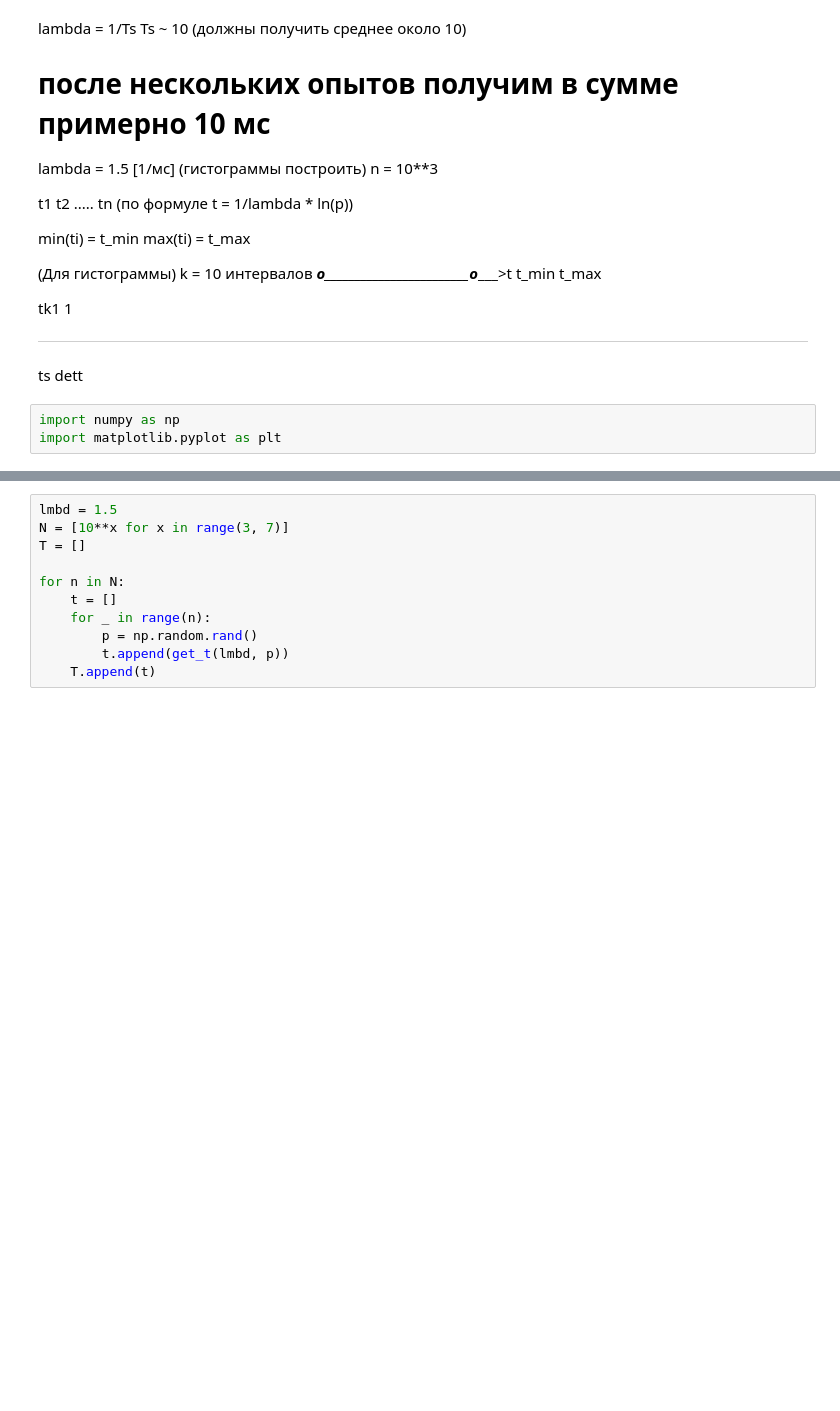
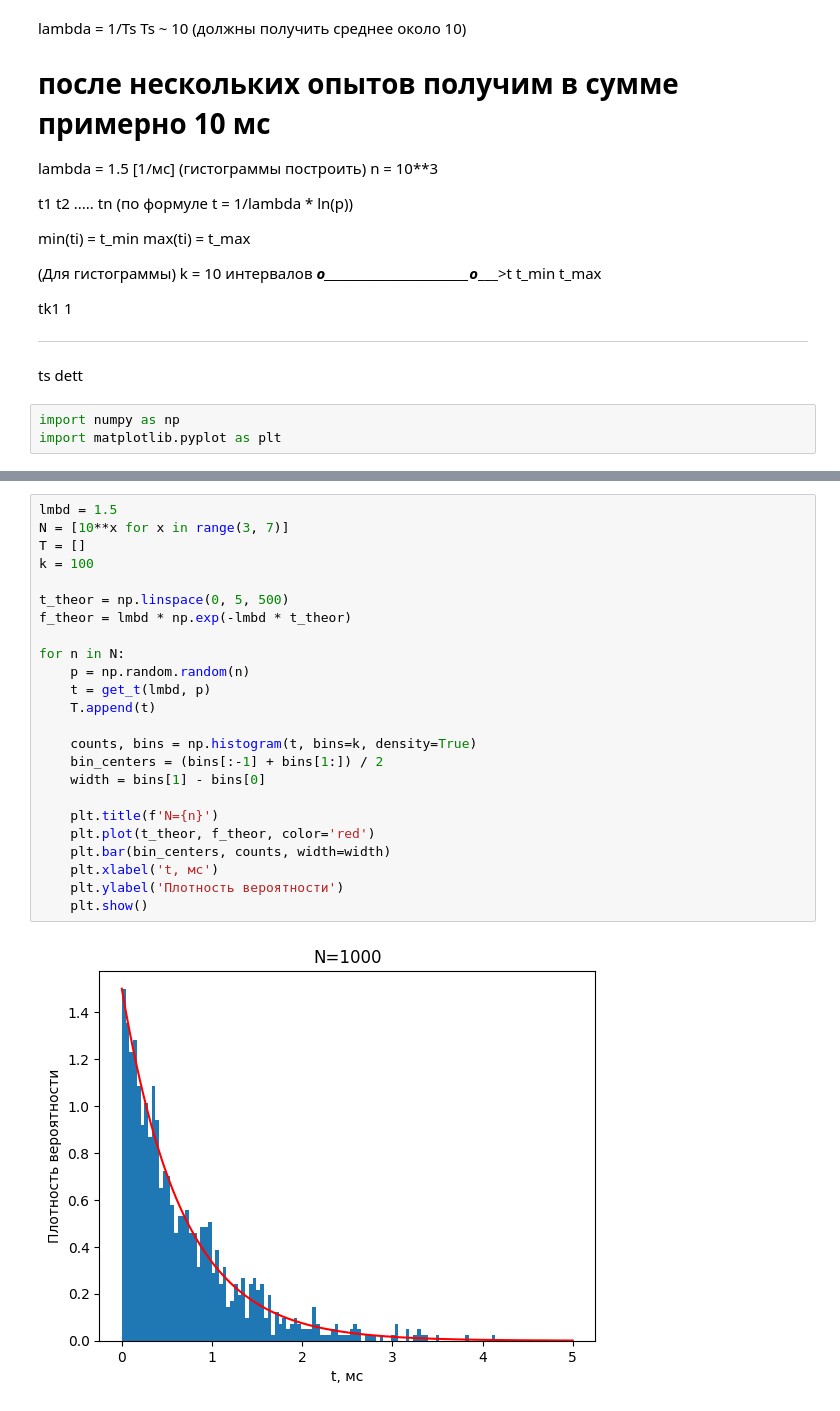
Before and after one commit to HungryM1NT/VP, a Jupyter notebook: lab2.ipynb, the cells around one changed output, grey strips where cells are left out. Saved outputs shown, nothing was run; the diff lists cells and outputs as text; blank space fills up the shorter version.

```diff
--- a/lab2.ipynb
+++ b/lab2.ipynb
@@ -65,11 +95,26 @@ np.float64(37.08316571886382)
 # %%
 lmbd = 1.5
 N = [10**x for x in range(3, 7)]
 T = []
+k = 100
+
+t_theor = np.linspace(0, 5, 500)
+f_theor = lmbd * np.exp(-lmbd * t_theor)
 
 for n in N:
-    t = []
-    for _ in range(n):
-        p = np.random.rand()
-        t.append(get_t(lmbd, p))
+    p = np.random.random(n)
+    t = get_t(lmbd, p)
     T.append(t)
+
+    counts, bins = np.histogram(t, bins=k, density=True)
+    bin_centers = (bins[:-1] + bins[1:]) / 2
+    width = bins[1] - bins[0]
+
+    plt.title(f'N={n}')
+    plt.plot(t_theor, f_theor, color='red')
+    plt.bar(bin_centers, counts, width=width)
+    plt.xlabel('t, мс')
+    plt.ylabel('Плотность вероятности')
+    plt.show()
+# %% [output]
+[figure, added]
```
Also changed, not shown: parts of 6 cells of this notebook, 2 other files.
